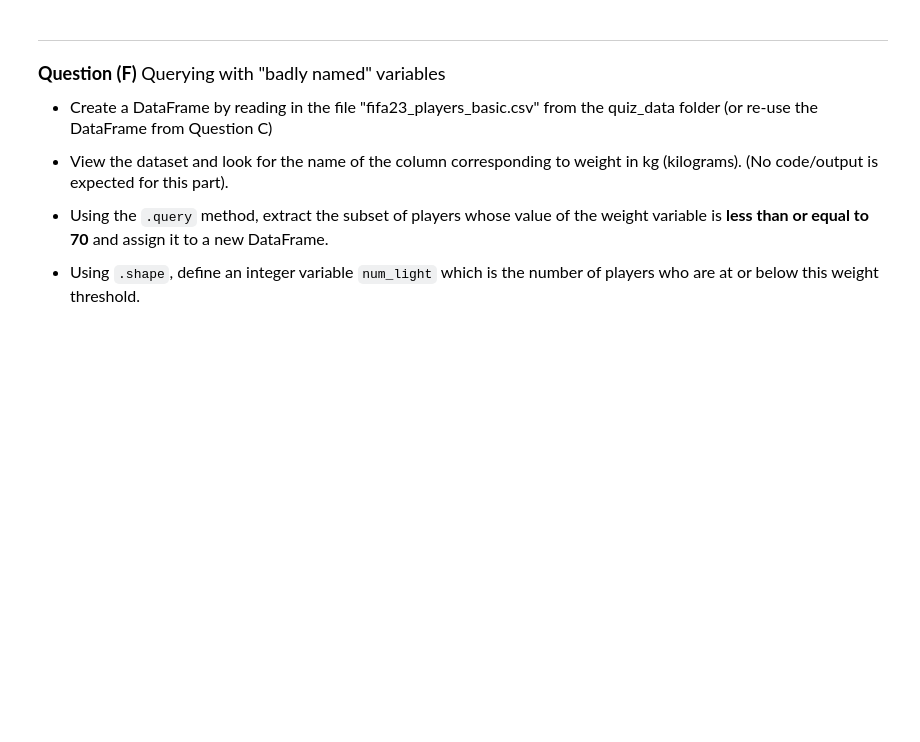
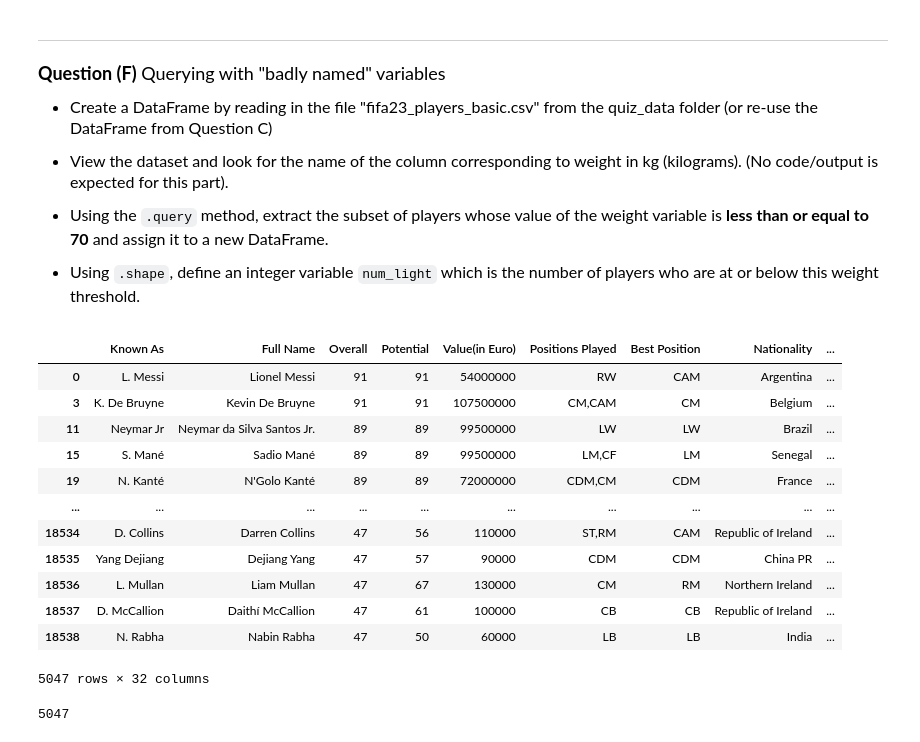
Before and after one commit to taddcavanaugh-arch/datasci151fall2026, a Jupyter notebook: _quizzes/quiz_4/quiz_4.ipynb, the cells around one changed output. Saved outputs shown, nothing was run; the diff lists cells and outputs as text; code cells hidden in the pictures; blank space fills up the shorter version.

```diff
--- a/_quizzes/quiz_4/quiz_4.ipynb
+++ b/_quizzes/quiz_4/quiz_4.ipynb
@@ -151,3 +294,26 @@ ______________________
 - Using ``.shape``, define an integer variable ``num_light`` which is the number of players who are at or below this weight threshold.
 # %%
 # Your code here
+df_fifa = pd.read_csv("quiz_data/fifa23_players_basic.csv")
+
+df_light = df_fifa.query(" `Weight(in kg)` <= 70 ")
+
+num_light = df_light.shape[0]
+
+
+print(num_light)
+# %% [output]
+|  | Known As | Full Name | Overall | Potential | Value(in Euro) | Positions Played | Best Position | Nationality | ... |
+| 0 | L. Messi | Lionel Messi | 91 | 91 | 54000000 | RW | CAM | Argentina | ... |
+| 3 | K. De Bruyne | Kevin De Bruyne | 91 | 91 | 107500000 | CM,CAM | CM | Belgium | ... |
+| 11 | Neymar Jr | Neymar da Silva Santos Jr. | 89 | 89 | 99500000 | LW | LW | Brazil | ... |
+| 15 | S. Mané | Sadio Mané | 89 | 89 | 99500000 | LM,CF | LM | Senegal | ... |
+| 19 | N. Kanté | N'Golo Kanté | 89 | 89 | 72000000 | CDM,CM | CDM | France | ... |
+| ... | ... | ... | ... | ... | ... | ... | ... | ... | ... |
+| 18534 | D. Collins | Darren Collins | 47 | 56 | 110000 | ST,RM | CAM | Republic of Ireland | ... |
+| 18535 | Yang Dejiang | Dejiang Yang | 47 | 57 | 90000 | CDM | CDM | China PR | ... |
+| 18536 | L. Mullan | Liam Mullan | 47 | 67 | 130000 | CM | RM | Northern Ireland | ... |
+| 18537 | D. McCallion | Daithí McCallion | 47 | 61 | 100000 | CB | CB | Republic of Ireland | ... |
+| 18538 | N. Rabha | Nabin Rabha | 47 | 50 | 60000 | LB | LB | India | ... |
+5047 rows × 32 columns
+5047
```
Also changed, not shown: parts of 5 cells of this notebook, 1 other file.
